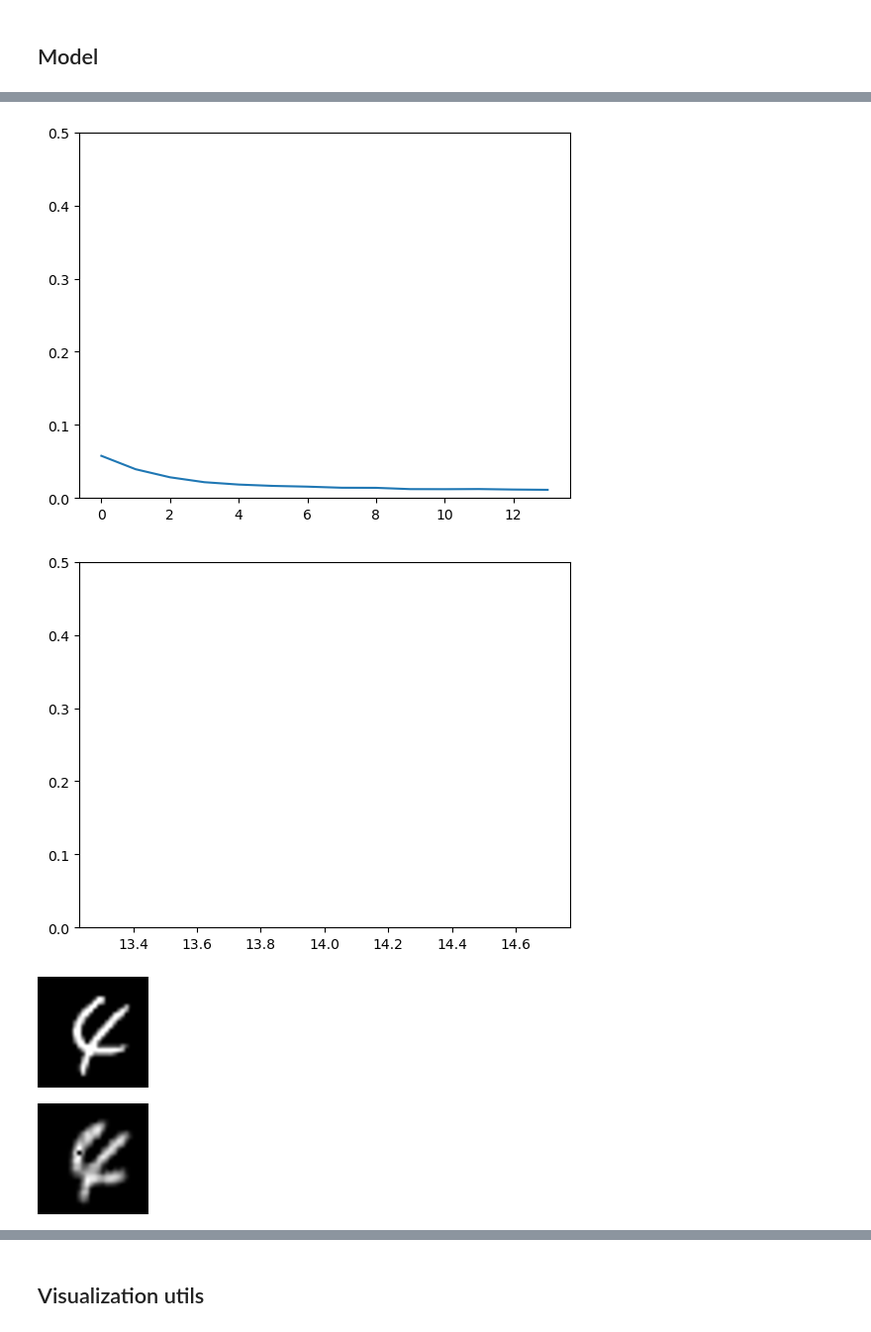
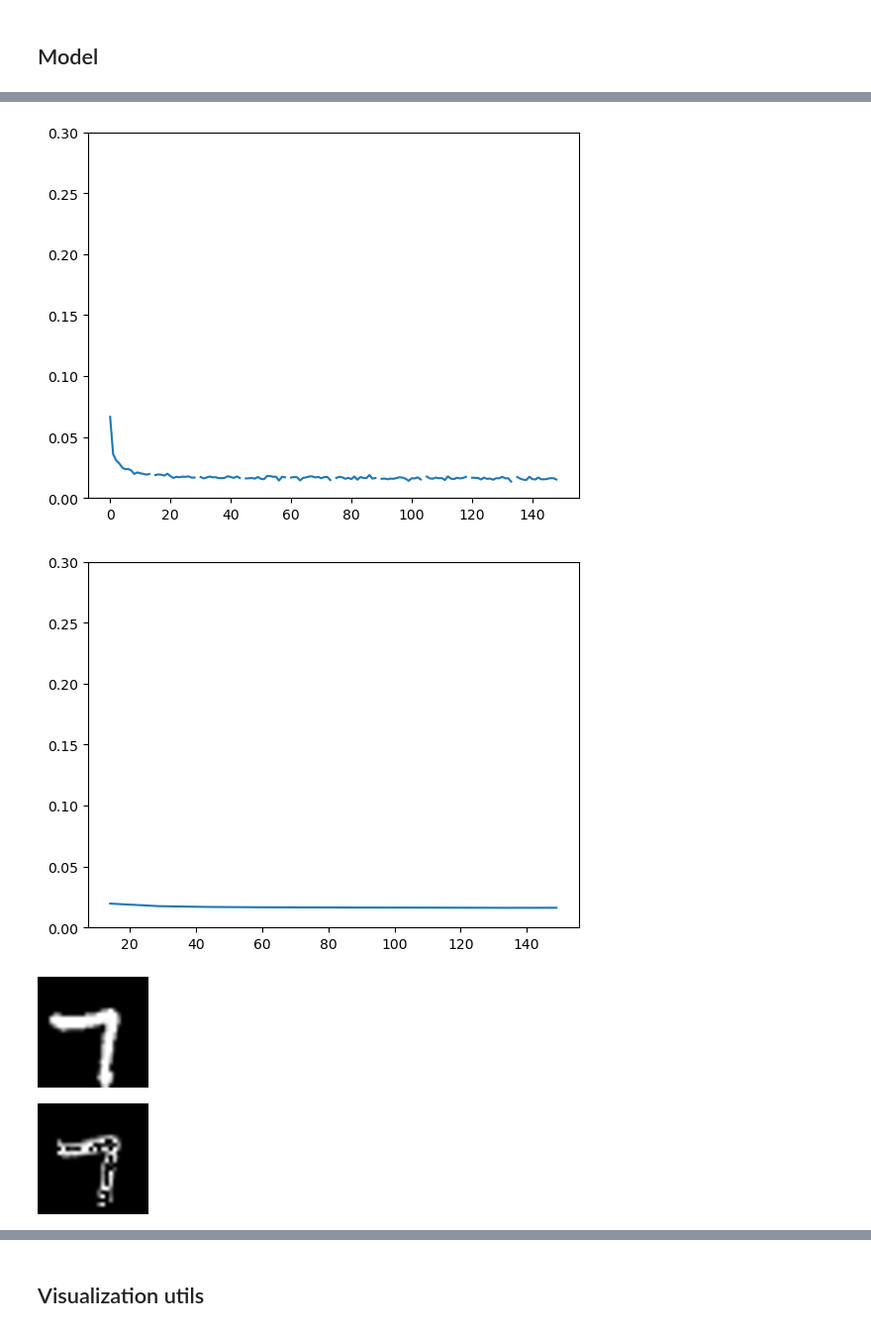
Before and after one commit to jacob-danner/machine-learning-experiments, a Jupyter notebook: MNIST/MNIST_ConvAutoencoder.ipynb, the cells around one changed output, grey strips where cells are left out. Shown at 99% size. Saved outputs shown, nothing was run; the diff lists cells and outputs as text; code cells hidden in the pictures.

```diff
--- a/MNIST/MNIST_ConvAutoencoder.ipynb
+++ b/MNIST/MNIST_ConvAutoencoder.ipynb
@@ -176,11 +192,16 @@ class ConvAutoencoder(L.LightningModule):
 # %%
 log_save_dir = 'autoencoder_logs'
 
-model = ConvAutoencoder(1)
+
+n_downsamples = 1
+n_kernels = 1
+epochs = 10
+
+model = ConvAutoencoder(n_downsamples, n_kernels)
 
 trainer = L.Trainer(
     logger=L.loggers.CSVLogger(save_dir=log_save_dir),
-    max_epochs=1
+    max_epochs=epochs
 )
 
 trainer.fit(
@@ -210,21 +232,27 @@ HPU available: False, using: 0 HPUs
 # %%
 # logs_df
 
+y_max = 0.3
+
 logs_df.train_loss.plot()
-plt.ylim(0, .5)
+plt.ylim(0, y_max)
 plt.show()
-logs_df.val_loss.plot()
-plt.ylim(0, .5)
+(
+    logs_df
+    .query('val_loss.notna()', engine='python')
+    .val_loss
+).plot()
+plt.ylim(0, y_max)
 plt.show()
 
 
 # visual test
 
 test_ex = test[0][0]
 display_tensor_as_image(test_ex)
 display_tensor_as_image(model(test_ex))
 # %% [output]
-[figure, old version]
+[figure, new version]
-[figure, old version]
+[figure, new version]
-[figure, old version]
+[figure, new version]
-[figure, old version]
+[figure, new version]
```
Also changed, not shown: parts of 9 cells of this notebook, 45 other files.
